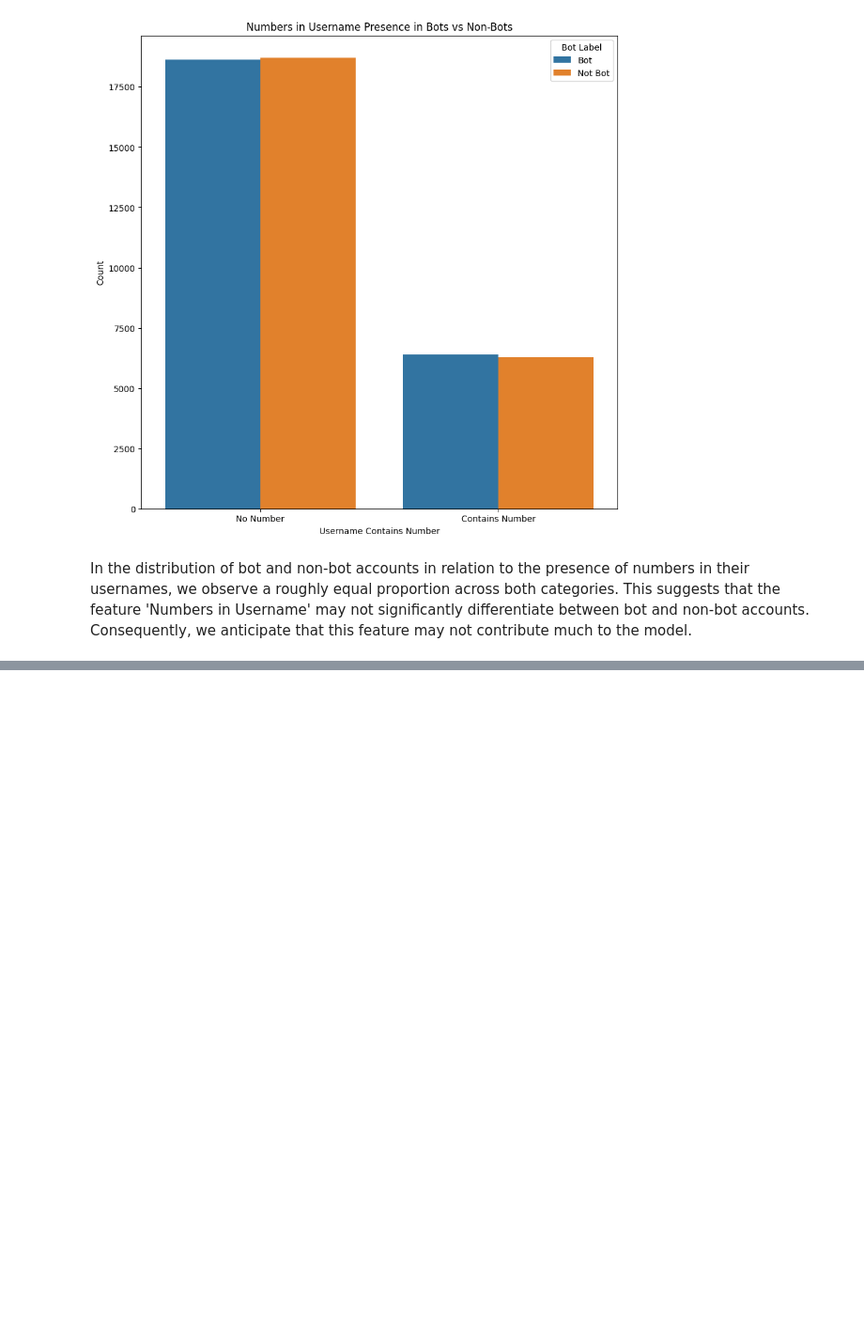
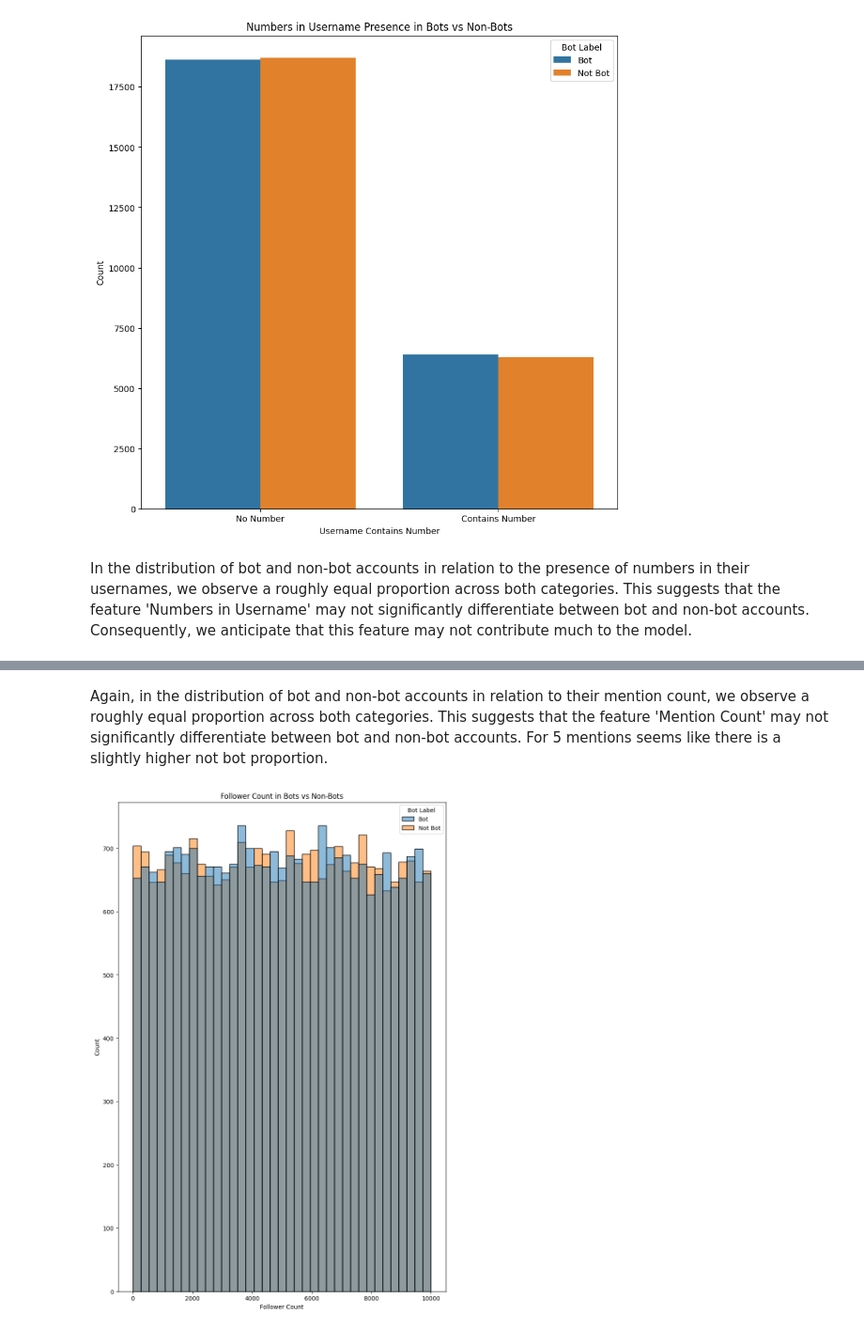
Before and after one commit to Luciano-C/Twitter-Bot-Detection-Neural-Network, a Jupyter notebook: twitter_bot_detection.ipynb, the cells around one changed output, grey strips where cells are left out. Shown at 94% size. Cells and saved outputs as stored; diff of their text form; code cells hidden in the pictures; blank space fills up the shorter version.

```diff
--- a/twitter_bot_detection.ipynb
+++ b/twitter_bot_detection.ipynb
@@ -149,0 +209,12 @@ In the distribution of bot and non-bot accounts in relation to the presence of n
+# %% [markdown]
+Again, in the distribution of bot and non-bot accounts in relation to their mention count, we observe a roughly equal proportion across both categories. This suggests that the feature 'Mention Count' may not significantly differentiate between bot and non-bot accounts. For 5 mentions seems like there is a slightly higher not bot proportion.
+# %%
+# Count plot for mentions
+plt.figure(figsize=(10, 15))
+sns.histplot(x='Follower Count', hue='Bot Label', data=df_temp)
+plt.title('Follower Count in Bots vs Non-Bots')
+plt.xlabel('Follower Count')
+plt.ylabel('Count')
+plt.show()
+# %% [output]
+[figure, added]
```
Also changed, not shown: parts of 36 cells of this notebook.
